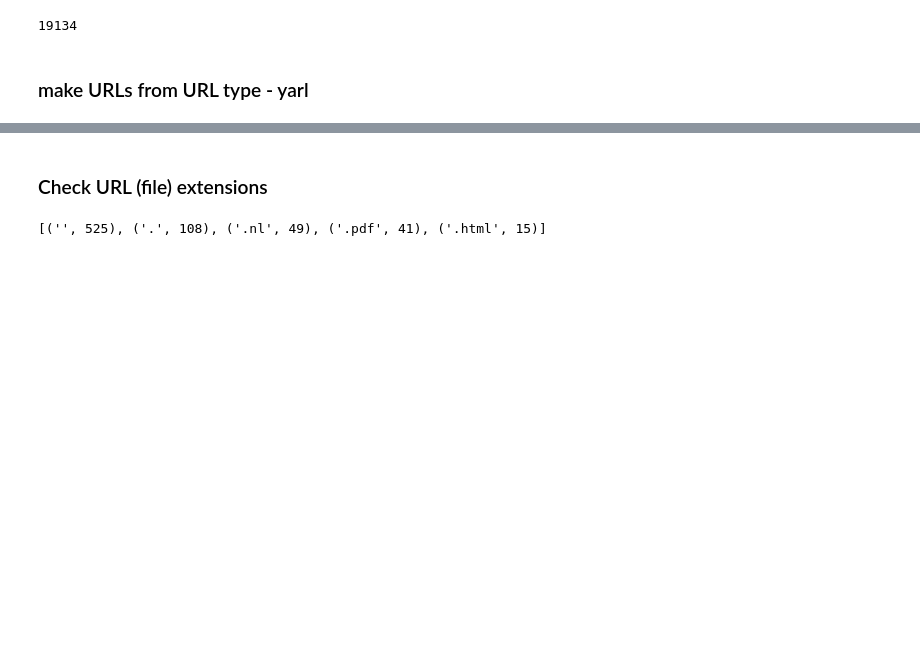
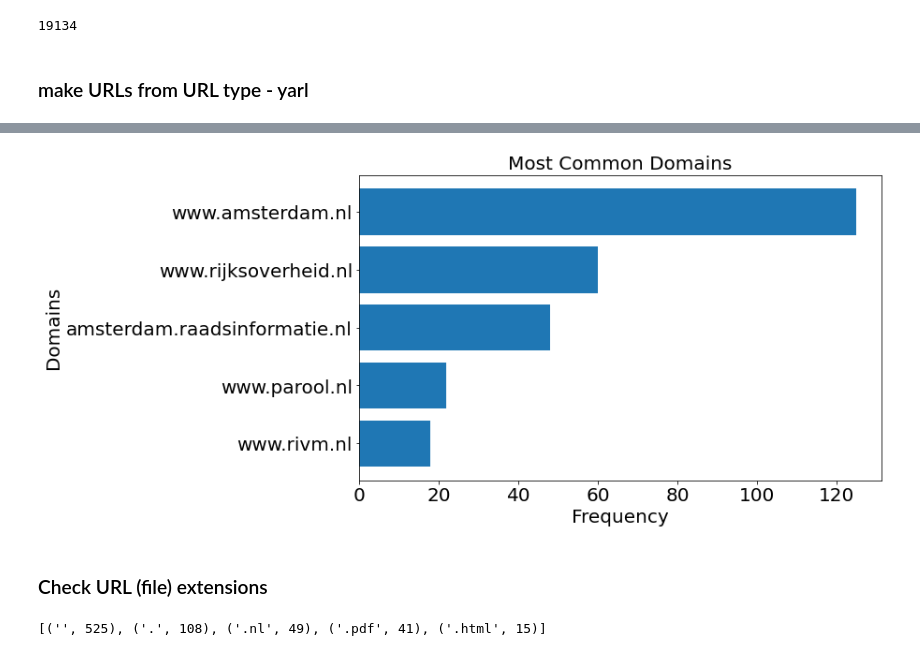
Before and after one commit to Amsterdam-Internships/Automatic-Answering-of-City-Council-Questions, a Jupyter notebook: notebooks/notebooks-clean/EDA/URL_Analysis.ipynb, the cells around one changed output, grey strips where cells are left out. Saved outputs shown, nothing was run; the diff lists cells and outputs as text; code cells hidden in the pictures; blank space fills up the shorter version.

```diff
--- a/notebooks/notebooks-clean/EDA/URL_Analysis.ipynb
+++ b/notebooks/notebooks-clean/EDA/URL_Analysis.ipynb
@@ -68,3 +68,25 @@ Name: host, dtype: int64
+# %%
+import matplotlib.pyplot as plt
+
+# Get the top 20 most common domains and sort them
+top_domains = sample['host'].value_counts().head(5).sort_values(ascending=True)
+
+# Create a horizontal bar plot
+plt.figure(figsize=(10, 6))  # Set the figure size
+plt.barh(top_domains.index, top_domains.values)  # Create the horizontal bar plot
+plt.xlabel('Frequency', fontsize=20)  # Set the x-axis label with fontsize
+plt.ylabel('Domains', fontsize=20)  # Set the y-axis label with fontsize
+plt.title('Most Common Domains', fontsize=20)  # Set the title with fontsize
+plt.xticks(fontsize=20)  # Set the font size of the x-axis ticks
+plt.yticks(fontsize=20)  # Set the font size of the y-axis ticks
+
+# Save the plot in high quality
+plt.savefig('bar_plot.png', dpi=300, bbox_inches='tight')
+
+# Display the plot
+plt.show()
+# %% [output]
+[figure, added]
 # %% [markdown]
 ### Check URL (file) extensions
 # %%
```
Also changed, not shown: parts of 1 cell of this notebook, 4 other files.
